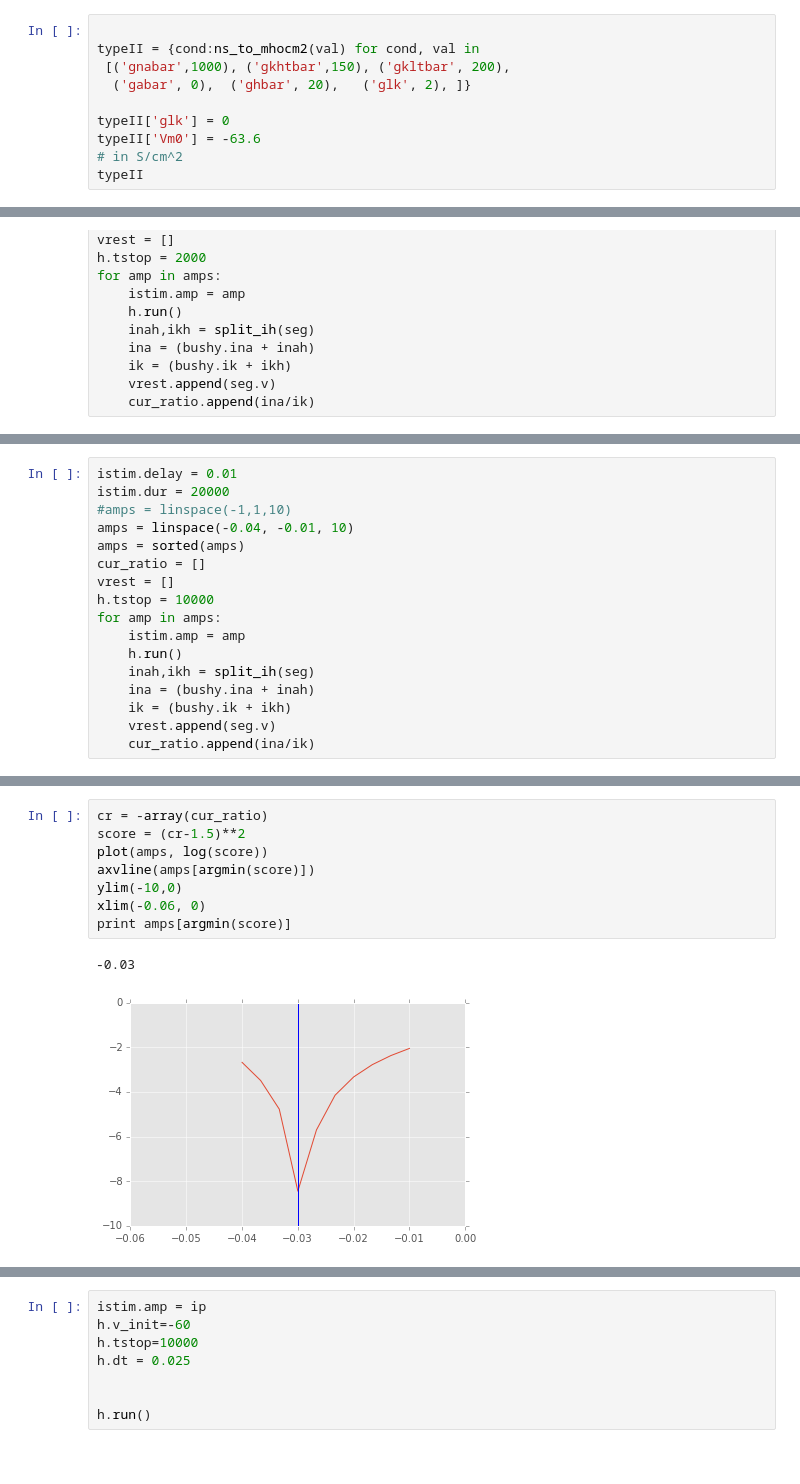
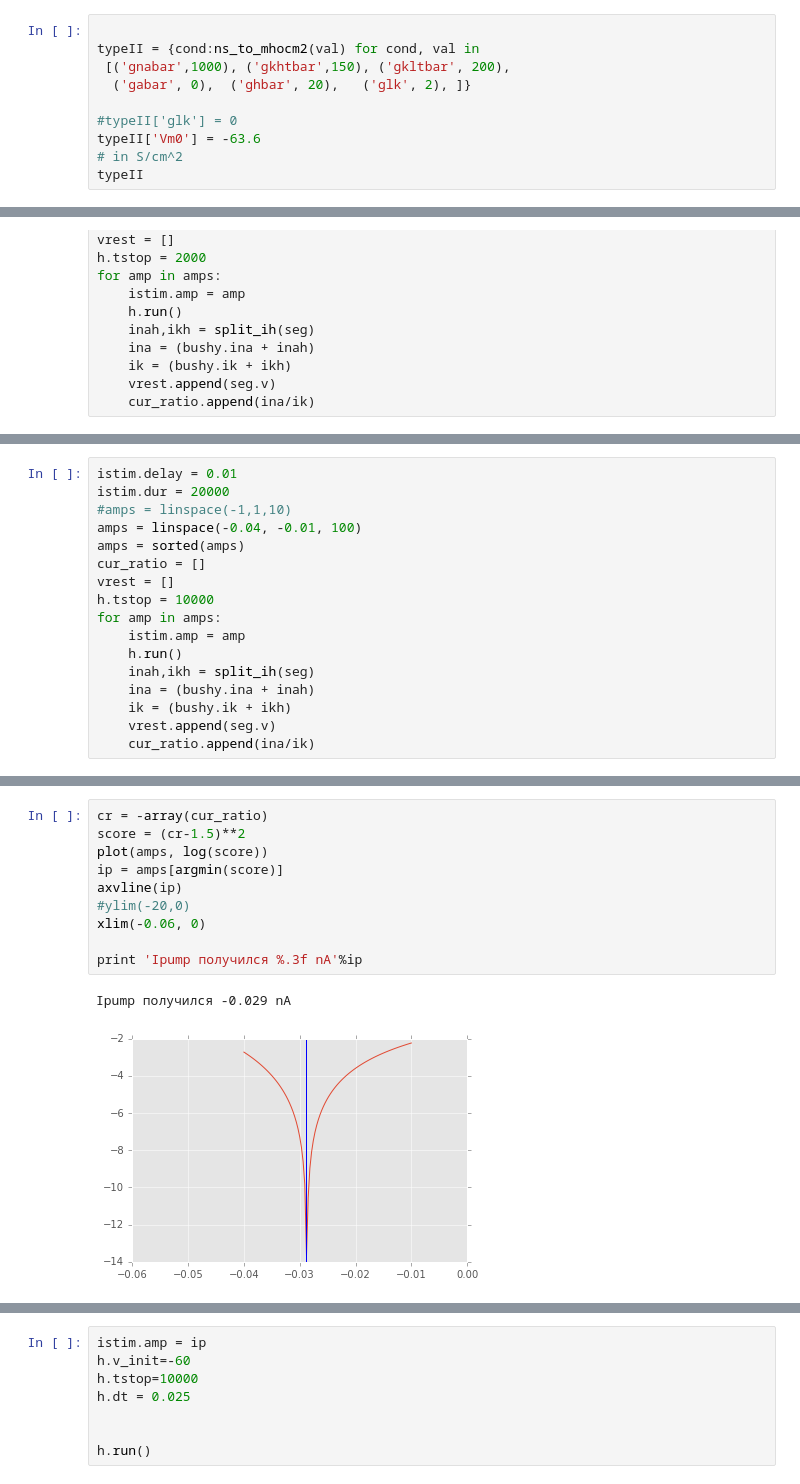
Before and after one commit to abrazhe/OC2, a Jupyter notebook: RM03-modfiles/EnergyCalc-1.ipynb, the cells around one changed output, grey strips where cells are left out. Cells and saved outputs as stored; diff of their text form.

```diff
--- a/RM03-modfiles/EnergyCalc-1.ipynb
+++ b/RM03-modfiles/EnergyCalc-1.ipynb
@@ -33,7 +35,7 @@ typeII = {cond:ns_to_mhocm2(val) for cond, val in
  [('gnabar',1000), ('gkhtbar',150), ('gkltbar', 200),
   ('gabar', 0),  ('ghbar', 20),   ('glk', 2), ]}
 
-typeII['glk'] = 0
+#typeII['glk'] = 0
 typeII['Vm0'] = -63.6
 # in S/cm^2
 typeII
@@ -280,7 +293,7 @@ Icut
 istim.delay = 0.01
 istim.dur = 20000
 #amps = linspace(-1,1,10)
-amps = linspace(-0.04, -0.01, 10)
+amps = linspace(-0.04, -0.01, 100)
 amps = sorted(amps)
 cur_ratio = []
 vrest = []
@@ -306,11 +319,13 @@ xlabel('I stim, nA')
 # %%
 cr = -array(cur_ratio)
 score = (cr-1.5)**2
 plot(amps, log(score))
-axvline(amps[argmin(score)])
-ylim(-10,0)
+ip = amps[argmin(score)]
+axvline(ip)
+#ylim(-20,0)
 xlim(-0.06, 0)
-print amps[argmin(score)]
+
+print 'Ipump получился %.3f nA'%ip
 # %% [output]
--0.03
+Ipump получился -0.029 nA
-[figure, old version]
+[figure, new version]
```
Also changed, not shown: parts of 44 cells of this notebook.
